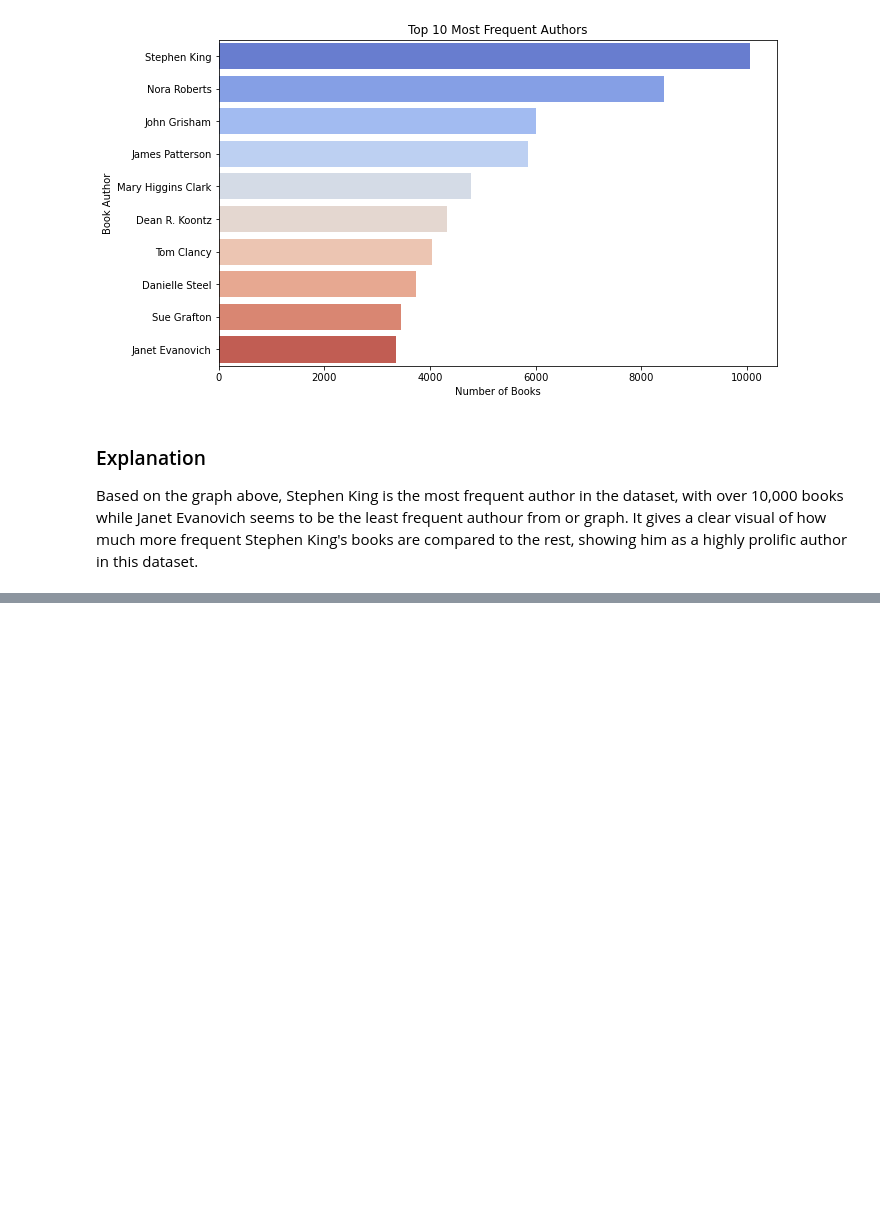
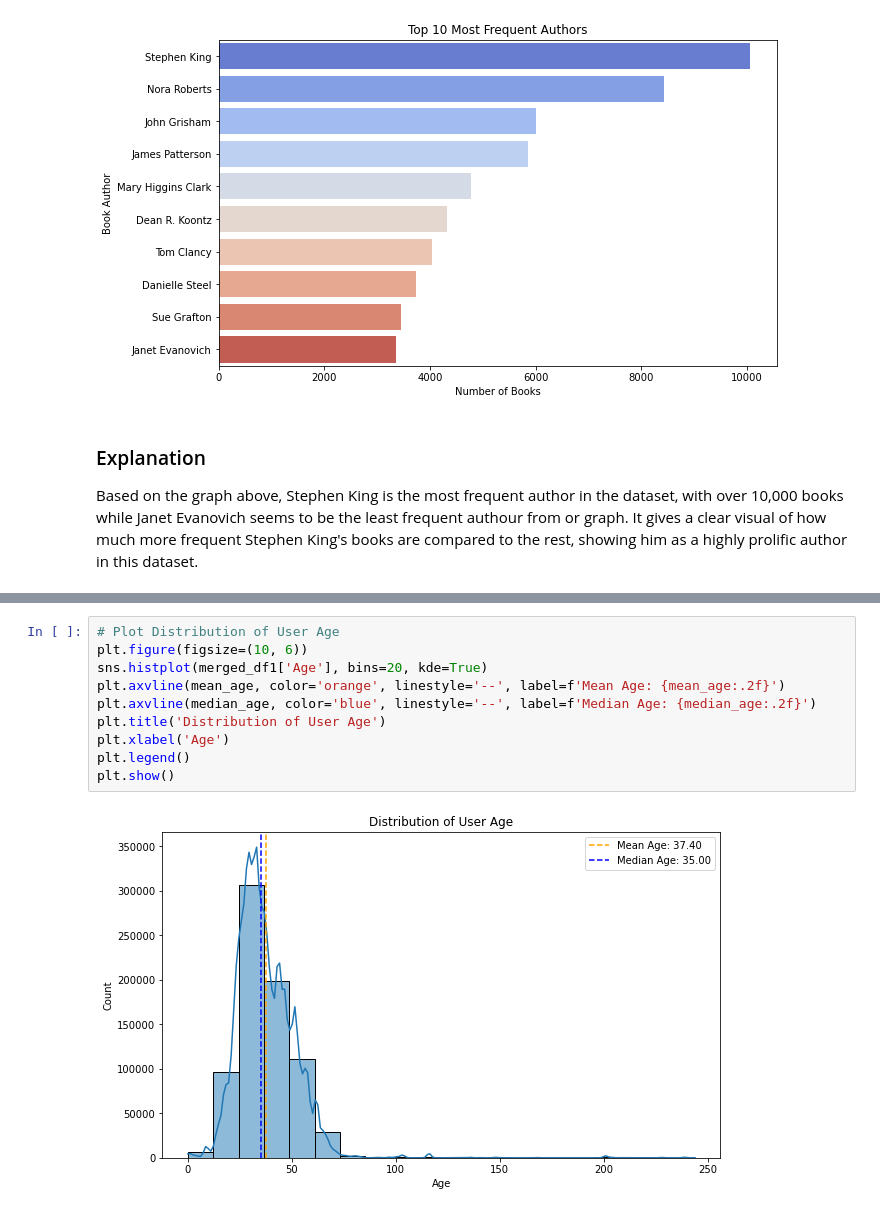
Before and after one commit to aritamichael/Final_Project_4_Moringa, a Jupyter notebook: index.ipynb, the cells around one changed output, grey strips where cells are left out. Drawn from its saved outputs; the diff is of its cells as text; blank space fills up the shorter version.

```diff
--- a/index.ipynb
+++ b/index.ipynb
@@ -358,0 +408,12 @@ Based on the graph above, Stephen King is the most frequent author in the datase
+# %%
+# Plot Distribution of User Age
+plt.figure(figsize=(10, 6))
+sns.histplot(merged_df1['Age'], bins=20, kde=True)
+plt.axvline(mean_age, color='orange', linestyle='--', label=f'Mean Age: {mean_age:.2f}')
+plt.axvline(median_age, color='blue', linestyle='--', label=f'Median Age: {median_age:.2f}')
+plt.title('Distribution of User Age')
+plt.xlabel('Age')
+plt.legend()
+plt.show()
+# %% [output]
+[figure, added]
```
Also changed, not shown: parts of 11 cells of this notebook.
